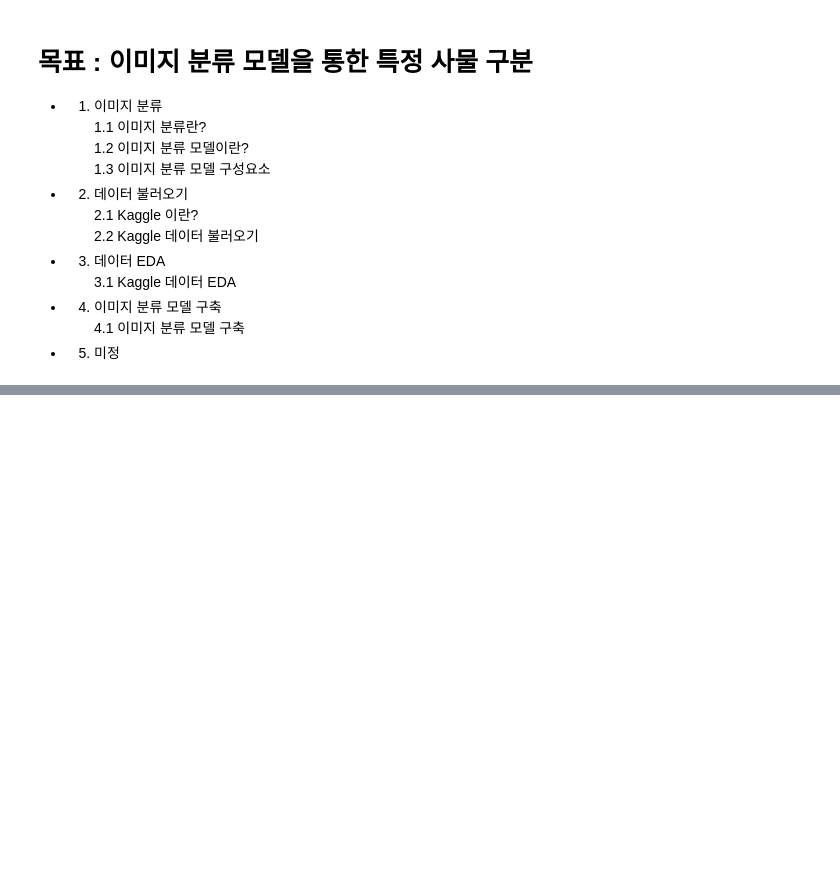
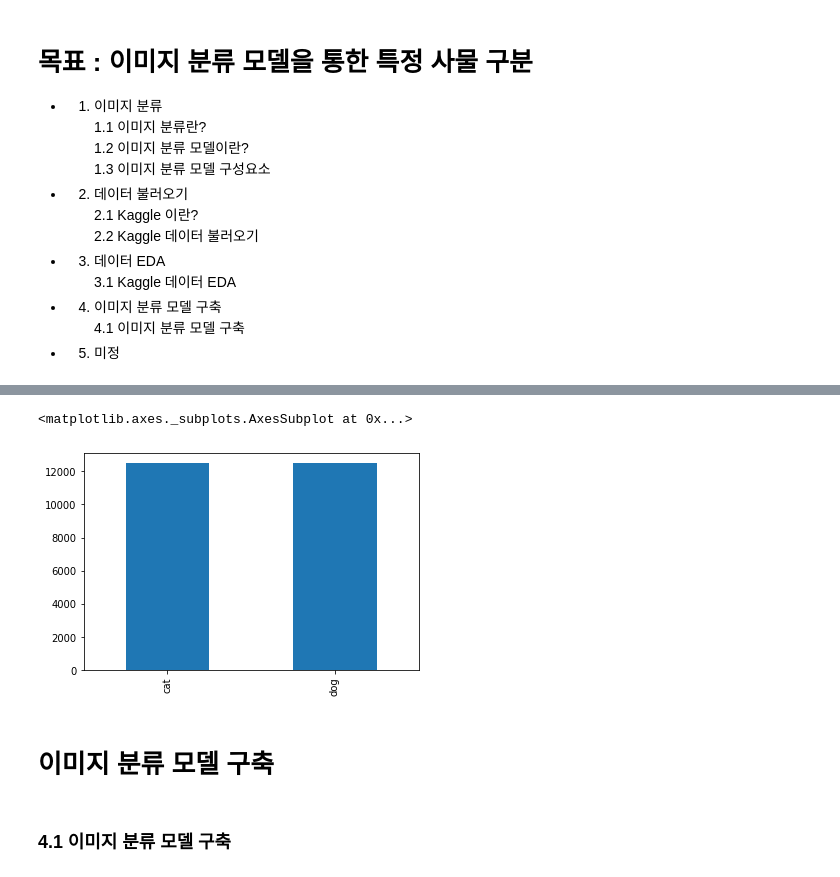
Before and after one commit to limhasic/Image_Classification, a Jupyter notebook: 강의자료_이미지분류.ipynb, the cells around one changed output, grey strips where cells are left out. Cells and saved outputs as stored; diff of their text form; code cells hidden in the pictures; blank space fills up the shorter version.

```diff
--- a/강의자료_이미지분류.ipynb
+++ b/강의자료_이미지분류.ipynb
@@ -26,0 +204,10 @@ import tensorflow as tf
+# %%
+s=[]
+
+files = gb.glob(pathname= str( "/content/test1" + '/*.jpg'))
+for file in files:
+    image = plt.imread(file)
+    s.append(image.shape)
+pd.Series(s).value_counts()
+
+# 제각각 다른 이미지 사이즈를 가진것을 확인
@@ -26,0 +227,27 @@ import tensorflow as tf
+# %%
+import cv2 # 컴퓨터 비전 관련 모듈
+
+X_train = []
+Y_train = []
+X_Title=[]
+
+# "/content/train/cat.4763.jpg"
+# "/content/train/dog.6275.jpg"
+
+size=180
+
+files = gb.glob(pathname= str( "/content/train" + '/*.jpg'))
+for file in files:
+    image = cv2.imread(file)
+    image_array = cv2.resize(image , (size,size)) # 180 x 180 으로 이미지를 변환
+    X_train.append(list(image_array))
+
+    file=file.split('/')[-1]
+    sep=file.split('.')[0]
+    X_Title.append(sep)
+
+    # 만약, 파일 이름에 'dog' 를 가졌다면 1, 아니면 0으로 구분
+    if(sep=='dog'):
+        Y_train.append(1)
+    else:
+        Y_train.append(0)
@@ -26,0 +307,8 @@ import tensorflow as tf
+# %%
+# cat 과 dog 가 같은 비율로 있는 것을 확인
+
+X_Title=np.array(X_Title)
+pd.Series(X_Title).value_counts().plot.bar()
+# %% [output]
+<matplotlib.axes._subplots.AxesSubplot at 0x...>
+[figure, added]
@@ -26,0 +335,4 @@ import tensorflow as tf
+# %% [markdown]
+# 이미지 분류 모델 구축
+# %% [markdown]
+### 4.1 이미지 분류 모델 구축
```
Also changed, not shown: parts of 59 cells of this notebook.
